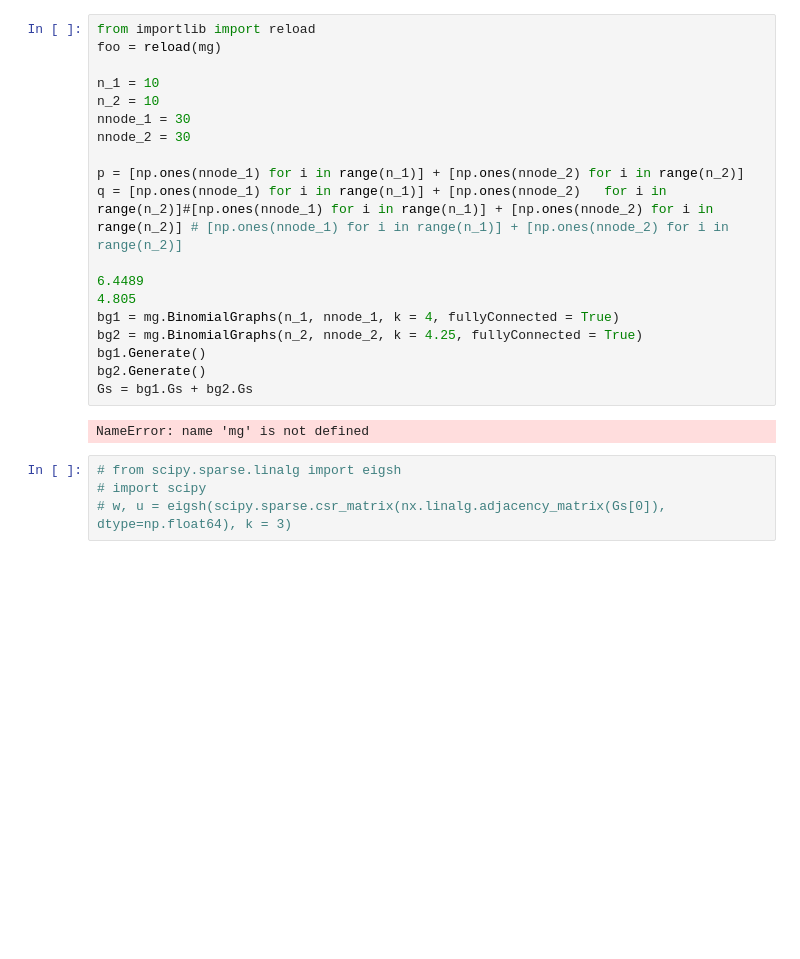
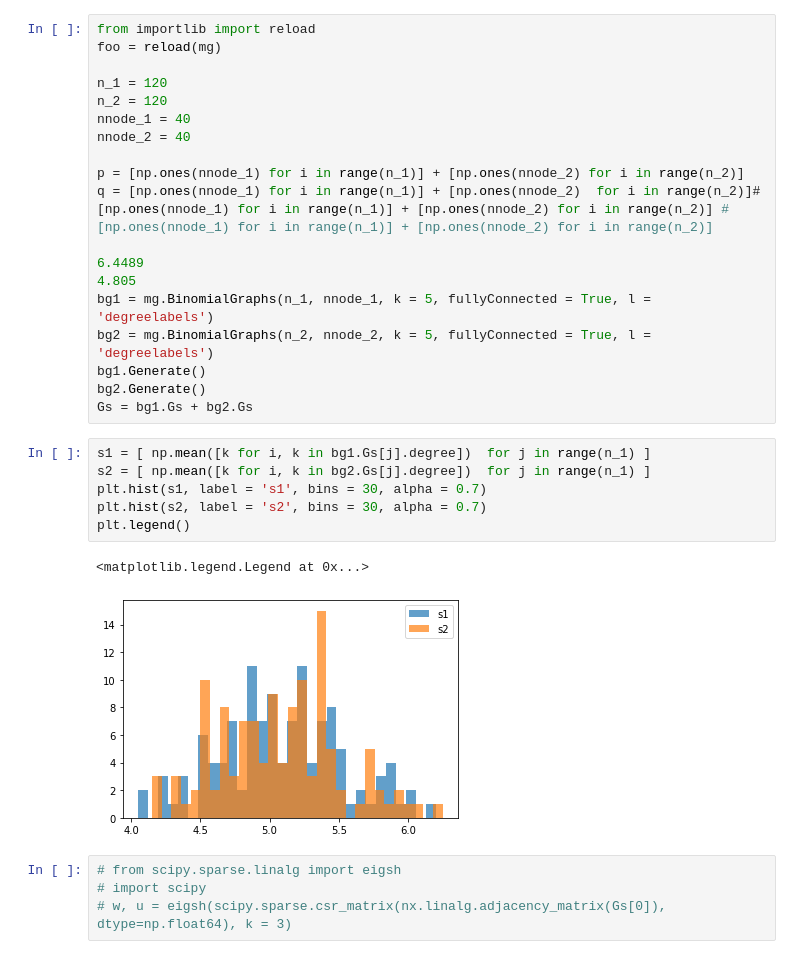
Before and after one commit to ragnarlevi/GTST, a Jupyter notebook: _Workbench/BGDegreeLabels.ipynb, the cells around one changed output. Cells and saved outputs as stored; diff of their text form; blank space fills up the shorter version.

```diff
--- a/_Workbench/BGDegreeLabels.ipynb
+++ b/_Workbench/BGDegreeLabels.ipynb
@@ -35,23 +44,30 @@ ModuleNotFoundError: No module named 'grakel'
 from importlib import reload
 foo = reload(mg)
 
-n_1 = 10
-n_2 = 10
-nnode_1 = 30
-nnode_2 = 30
+n_1 = 120
+n_2 = 120
+nnode_1 = 40
+nnode_2 = 40
 
 p = [np.ones(nnode_1) for i in range(n_1)] + [np.ones(nnode_2) for i in range(n_2)]
-q = [np.ones(nnode_1) for i in range(n_1)] + [np.ones(nnode_2)   for i in range(n_2)]#[np.ones(nnode_1) for i in range(n_1)] + [np.ones(nnode_2) for i in range(n_2)] # [np.ones(nnode_1) for i in range(n_1)] + [np.ones(nnode_2) for i in range(n_2)]
+q = [np.ones(nnode_1) for i in range(n_1)] + [np.ones(nnode_2)  for i in range(n_2)]#[np.ones(nnode_1) for i in range(n_1)] + [np.ones(nnode_2) for i in range(n_2)] # [np.ones(nnode_1) for i in range(n_1)] + [np.ones(nnode_2) for i in range(n_2)]
 
 6.4489
 4.805
-bg1 = mg.BinomialGraphs(n_1, nnode_1, k = 4, fullyConnected = True)
-bg2 = mg.BinomialGraphs(n_2, nnode_2, k = 4.25, fullyConnected = True)
+bg1 = mg.BinomialGraphs(n_1, nnode_1, k = 5, fullyConnected = True, l = 'degreelabels')
+bg2 = mg.BinomialGraphs(n_2, nnode_2, k = 5, fullyConnected = True, l = 'degreelabels')
 bg1.Generate()
 bg2.Generate()
 Gs = bg1.Gs + bg2.Gs
-# %% [output]
-NameError: name 'mg' is not defined
+# %%
+s1 = [ np.mean([k for i, k in bg1.Gs[j].degree])  for j in range(n_1) ]
+s2 = [ np.mean([k for i, k in bg2.Gs[j].degree])  for j in range(n_1) ]
+plt.hist(s1, label = 's1', bins = 30, alpha = 0.7)
+plt.hist(s2, label = 's2', bins = 30, alpha = 0.7)
+plt.legend()
+# %% [output]
+<matplotlib.legend.Legend at 0x...>
+[figure, added]
 # %%
 # from scipy.sparse.linalg import eigsh
 # import scipy
```
Also changed, not shown: parts of 5 cells of this notebook, 17 other files.
